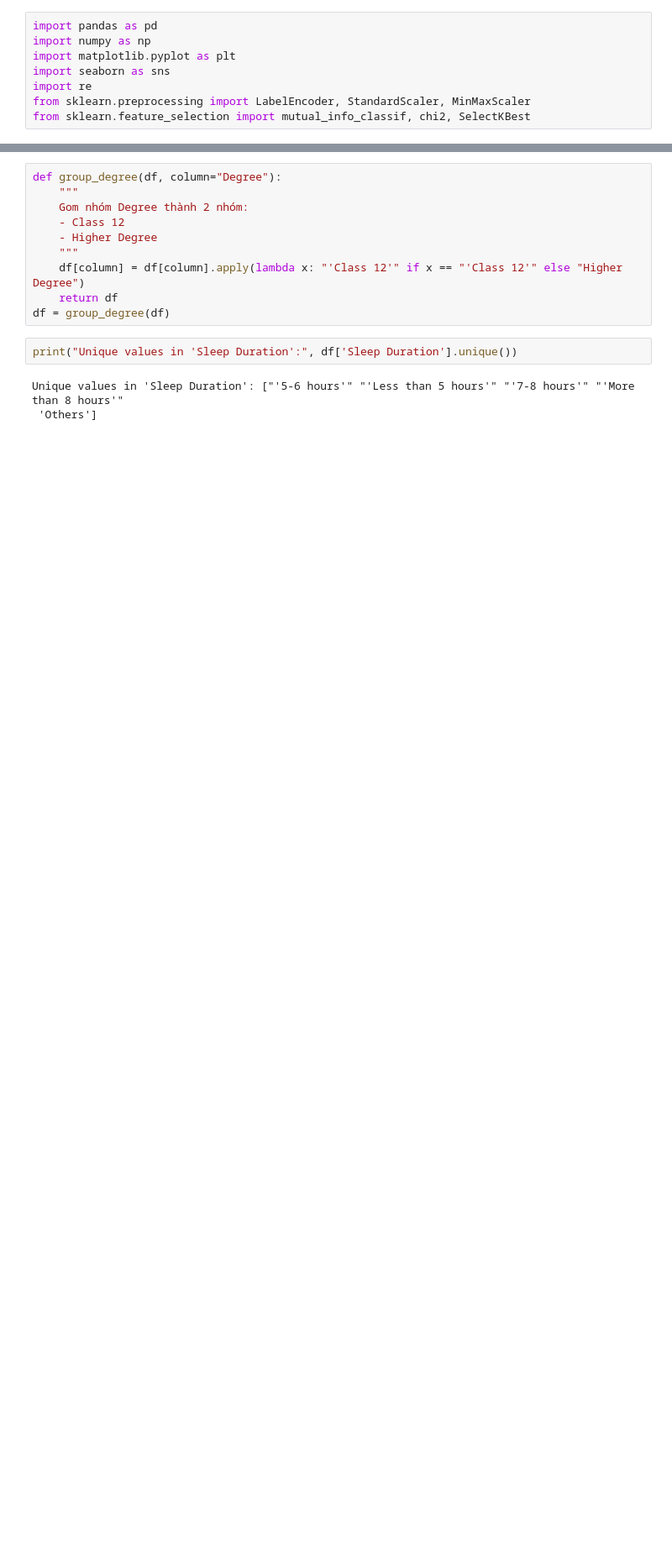
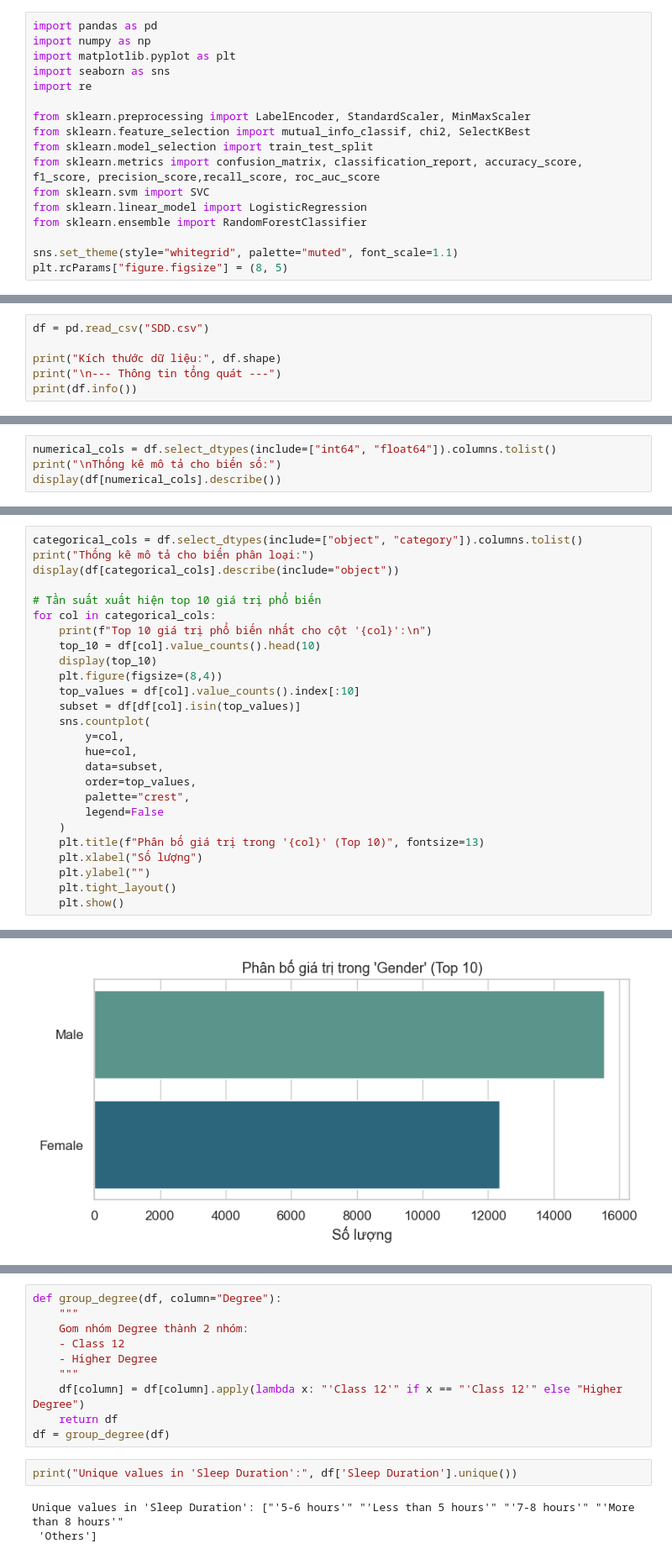
Before and after one commit to minhle2212044/AI_Project, a Jupyter notebook: Student-Depression-Prediction/PredictDepression.ipynb, the cells around one changed output, grey strips where cells are left out. Shown at 84% size. Cells and saved outputs as stored; diff of their text form; blank space fills up the shorter version.

```diff
--- a/Student-Depression-Prediction/PredictDepression.ipynb
+++ b/Student-Depression-Prediction/PredictDepression.ipynb
@@ -4,5 +4,14 @@ import numpy as np
 import matplotlib.pyplot as plt
 import seaborn as sns
 import re
+
 from sklearn.preprocessing import LabelEncoder, StandardScaler, MinMaxScaler
 from sklearn.feature_selection import mutual_info_classif, chi2, SelectKBest
+from sklearn.model_selection import train_test_split
+from sklearn.metrics import confusion_matrix, classification_report, accuracy_score, f1_score, precision_score,recall_score, roc_auc_score
+from sklearn.svm import SVC
+from sklearn.linear_model import LogisticRegression
+from sklearn.ensemble import RandomForestClassifier
+
+sns.set_theme(style="whitegrid", palette="muted", font_scale=1.1)
+plt.rcParams["figure.figsize"] = (8, 5)
@@ -18,0 +18,6 @@ df.head()
+# %%
+df = pd.read_csv("SDD.csv")
+
+print("Kích thước dữ liệu:", df.shape)
+print("\n--- Thông tin tổng quát ---")
+print(df.info())
@@ -18,0 +75,4 @@ df.head()
+# %%
+numerical_cols = df.select_dtypes(include=["int64", "float64"]).columns.tolist()
+print("\nThống kê mô tả cho biến số:")
+display(df[numerical_cols].describe())
@@ -18,0 +137,27 @@ df.head()
+# %%
+categorical_cols = df.select_dtypes(include=["object", "category"]).columns.tolist()
+print("Thống kê mô tả cho biến phân loại:")
+display(df[categorical_cols].describe(include="object"))
+
+# Tần suất xuất hiện top 10 giá trị phổ biến
+for col in categorical_cols:
+    print(f"Top 10 giá trị phổ biến nhất cho cột '{col}':\n")
+    top_10 = df[col].value_counts().head(10)
+    display(top_10)
+    plt.figure(figsize=(8,4))
+    top_values = df[col].value_counts().index[:10]
+    subset = df[df[col].isin(top_values)]
+    sns.countplot(
+        y=col,
+        hue=col,
+        data=subset,
+        order=top_values,
+        palette="crest",
+        legend=False
+    )
+    plt.title(f"Phân bố giá trị trong '{col}' (Top 10)", fontsize=13)
+    plt.xlabel("Số lượng")
+    plt.ylabel("")
+    plt.tight_layout()
+    plt.show()
+# %% [output]
@@ -18,0 +175 @@ df.head()
+[figure, added]
```
Also changed, not shown: parts of 33 cells of this notebook, 6 other files.
